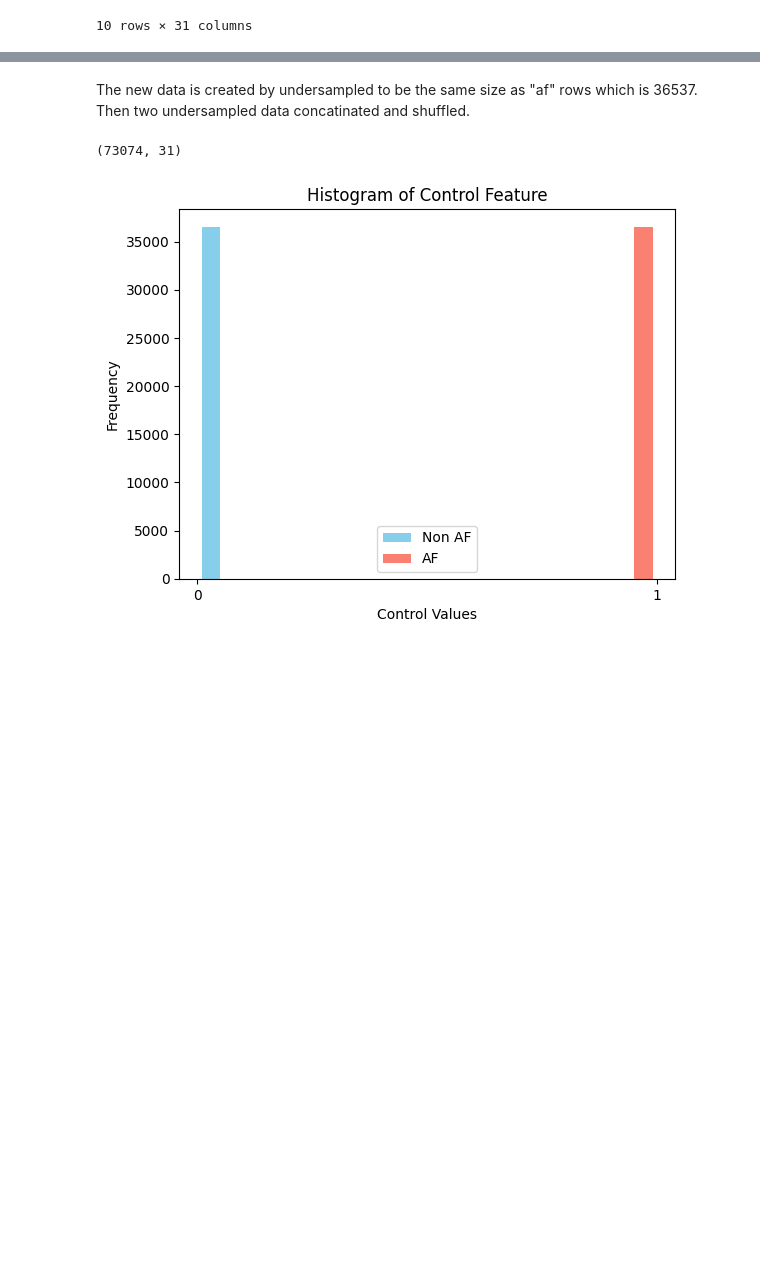
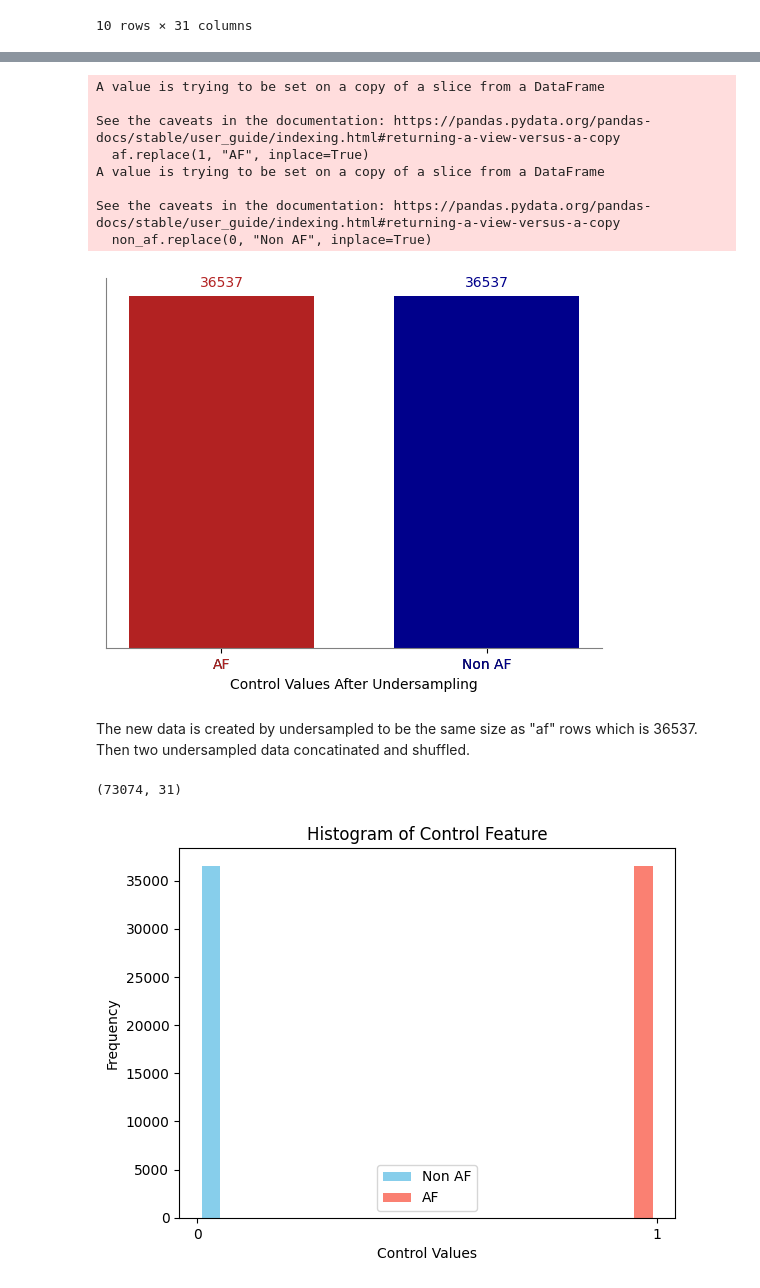
Before and after one commit to TheBarbaraIsTaken/AF-project, a Jupyter notebook: other_models.ipynb, the cells around one changed output, grey strips where cells are left out. Cells and saved outputs as stored; diff of their text form; code cells hidden in the pictures; blank space fills up the shorter version.

```diff
--- a/other_models.ipynb
+++ b/other_models.ipynb
@@ -63,4 +67,47 @@ non_af.shape,af.shape
 ((113463, 31), (36537, 31))
+# %%
+non_af = df[df['Control'] == 0]["Control"]
+af = df[df['Control'] == 1]["Control"]
+
+af.replace(1, "AF", inplace=True)
+non_af.replace(0, "Non AF", inplace=True)
+
+
+colors = ['firebrick', 'darkblue']
+labels=["AF", "Non AF"]
+bars = plt.bar(["AF", "Non AF"], [len(af), len(af)], align='center', color=colors, width=0.7)
+plt.xlabel('Control Values After Undersampling')
+
+plt.gca().spines['right'].set_visible(False)
+plt.gca().spines['top'].set_visible(False)
+
+# Color x-axis
+plt.gca().spines['bottom'].set_color('grey')
+plt.gca().spines['left'].set_color('grey')
+
+for i, bar in enumerate(bars):
+    plt.text(bar.get_x() + bar.get_width()/2, -2100, str(labels[i]), ha='center', color=colors[i])
+
+for i, bar in enumerate(bars):
+    plt.text(bar.get_x() + bar.get_width() / 2, bar.get_height()+1000, str(int(bar.get_height())), ha='center', color=colors[i])
+
+
+plt.gca().set_yticks([])
+# plt.gca().set_xticks([])
+
+plt.savefig('data_after.png', transparent=True)
+
+plt.show()
+# %% [output]
+A value is trying to be set on a copy of a slice from a DataFrame
+
+See the caveats in the documentation: https://pandas.pydata.org/pandas-docs/stable/user_guide/indexing.html#returning-a-view-versus-a-copy
+  af.replace(1, "AF", inplace=True)
+A value is trying to be set on a copy of a slice from a DataFrame
+
+See the caveats in the documentation: https://pandas.pydata.org/pandas-docs/stable/user_guide/indexing.html#returning-a-view-versus-a-copy
+  non_af.replace(0, "Non AF", inplace=True)
+[figure, added]
 # %% [markdown]
 The new data is created by undersampled to be the same size as "af" rows which is 36537. Then two undersampled data concatinated and shuffled.
 # %%
```
Also changed, not shown: parts of 11 cells of this notebook, 2 other files.
